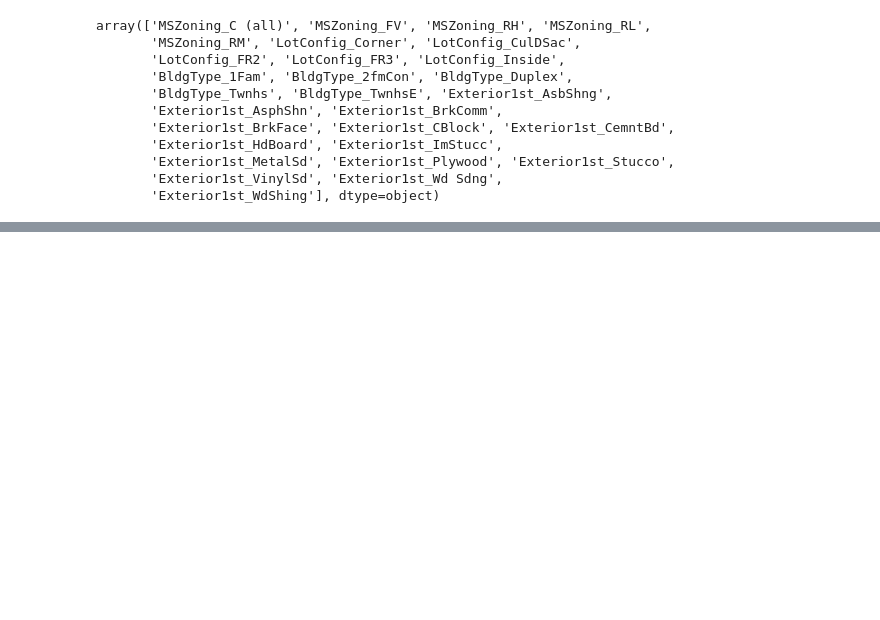
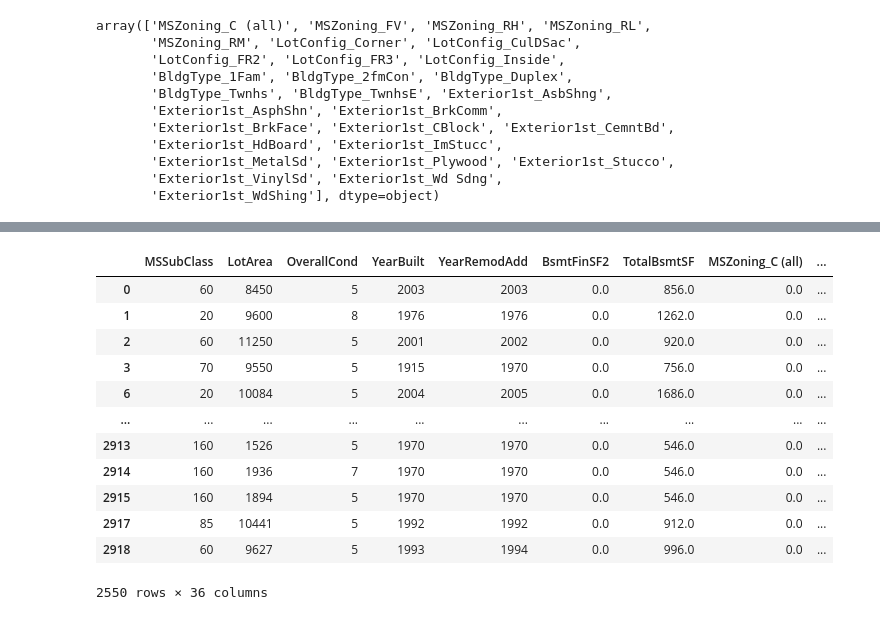
Before and after one commit to StormAbishek/House-Price-Prediction, a Jupyter notebook: House_Price_Prediction.ipynb, the cells around one changed output, grey strips where cells are left out. Cells and saved outputs as stored; diff of their text form; code cells hidden in the pictures; blank space fills up the shorter version.

```diff
--- a/House_Price_Prediction.ipynb
+++ b/House_Price_Prediction.ipynb
@@ -198,0 +235,19 @@ array(['MSZoning_C (all)', 'MSZoning_FV', 'MSZoning_RH', 'MSZoning_RL',
+# %%
+X = df.drop(columns = ['SalePrice'])
+y = df['SalePrice']
+# %%
+X
+# %% [output]
+|  | MSSubClass | LotArea | OverallCond | YearBuilt | YearRemodAdd | BsmtFinSF2 | TotalBsmtSF | MSZoning_C (all) | ... |
+| 0 | 60 | 8450 | 5 | 2003 | 2003 | 0.0 | 856.0 | 0.0 | ... |
+| 1 | 20 | 9600 | 8 | 1976 | 1976 | 0.0 | 1262.0 | 0.0 | ... |
+| 2 | 60 | 11250 | 5 | 2001 | 2002 | 0.0 | 920.0 | 0.0 | ... |
+| 3 | 70 | 9550 | 5 | 1915 | 1970 | 0.0 | 756.0 | 0.0 | ... |
+| 6 | 20 | 10084 | 5 | 2004 | 2005 | 0.0 | 1686.0 | 0.0 | ... |
+| ... | ... | ... | ... | ... | ... | ... | ... | ... | ... |
+| 2913 | 160 | 1526 | 5 | 1970 | 1970 | 0.0 | 546.0 | 0.0 | ... |
+| 2914 | 160 | 1936 | 7 | 1970 | 1970 | 0.0 | 546.0 | 0.0 | ... |
+| 2915 | 160 | 1894 | 5 | 1970 | 1970 | 0.0 | 546.0 | 0.0 | ... |
+| 2917 | 85 | 10441 | 5 | 1992 | 1992 | 0.0 | 912.0 | 0.0 | ... |
+| 2918 | 60 | 9627 | 5 | 1993 | 1994 | 0.0 | 996.0 | 0.0 | ... |
+2550 rows × 36 columns
```
Also changed, not shown: parts of 4 cells of this notebook.
